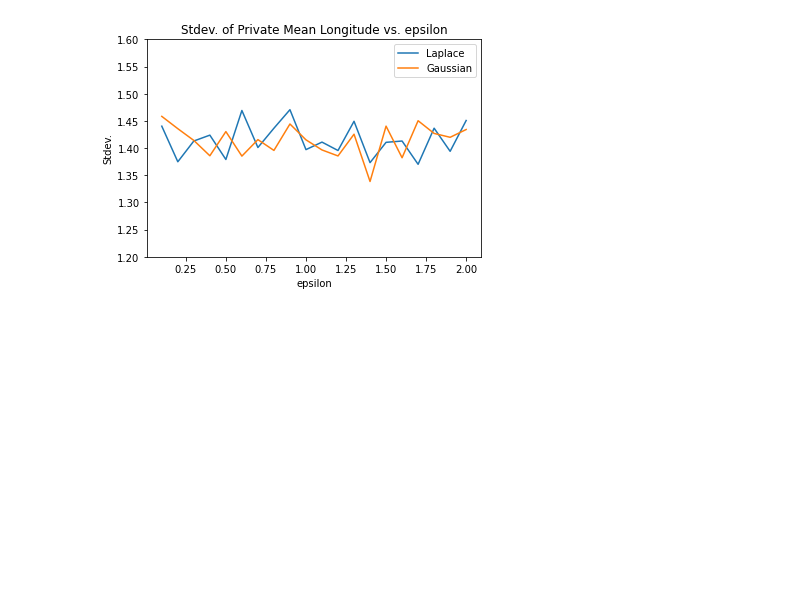
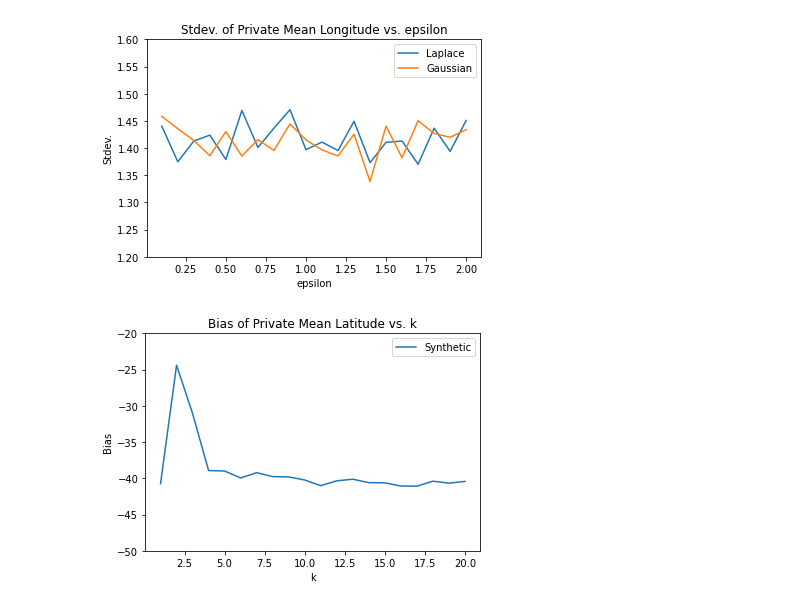
Before and after one commit to daveseo901/208FinalProject, a Jupyter notebook: utility_testing.ipynb, the cells around one changed output. Cells and saved outputs as stored; diff of their text form; code cells hidden in the pictures; blank space fills up the shorter version.

Commit message:
added synthetic data tests

```diff
--- a/utility_testing.ipynb
+++ b/utility_testing.ipynb
@@ -91,3 +91,39 @@ plt.legend();
 plt.show()
 # %% [output]
 [figure]
+# %%
+num_trials = 250
+
+lat_results_synthetic = {"bias" : [], "std" : []}
+long_results_synthetic = {"bias" : [], "std" : []}
+
+true_mean = mean_loc_exact(data)
+
+delta = 0.00001
+
+for k in tqdm(np.arange(1, 21)):
+    a = -100
+    b = 100
+
+    bin_lims = np.arange(a, b + (b - a) / k, (b - a) / k)
+    new_data = list(map(coords_to_list, data["location"]))
+    new_data = np.clip(new_data, a, b)
+    new_data = np.histogram2d(new_data.T[0], new_data.T[1], bins=(bin_lims, bin_lims))[0]
+
+    cur_synthetic = np.array([mean_loc_synthetic_exper(data, epsilon, a, b, k, 1000, new_data) for i in range(num_trials)])
+    cur_synthetic = list(map(list, zip(*cur_synthetic)))
+    lat_results_synthetic["bias"].append(np.mean(cur_synthetic[0]) - true_mean[0])
+    lat_results_synthetic["std"].append(np.std(cur_synthetic[0]))
+    long_results_synthetic["bias"].append(np.mean(cur_synthetic[1]) - true_mean[1])
+    long_results_synthetic["std"].append(np.std(cur_synthetic[1]))
+# %%
+plt.plot(np.arange(1, 21), lat_results_synthetic["bias"], label="Synthetic");
+ax = plt.gca()
+ax.set_ylim([-50, -20])
+plt.title("Bias of Private Mean Latitude vs. k");
+plt.xlabel("k");
+plt.ylabel("Bias");
+plt.legend();
+plt.show()
+# %% [output]
+[figure, added]
```
Also changed, not shown: parts of 3 cells of this notebook, 1 other file.
